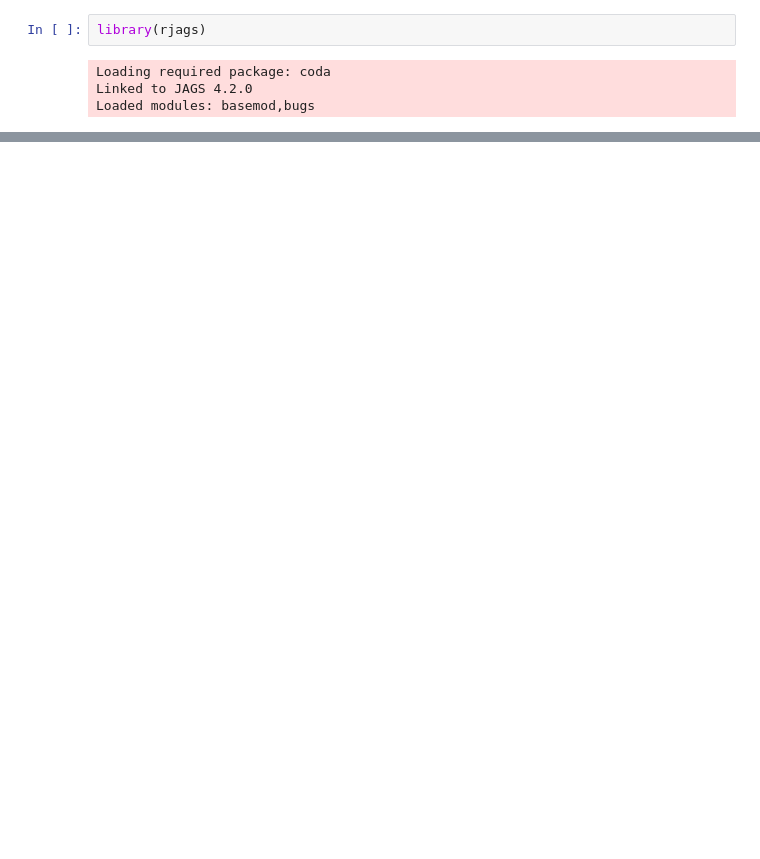
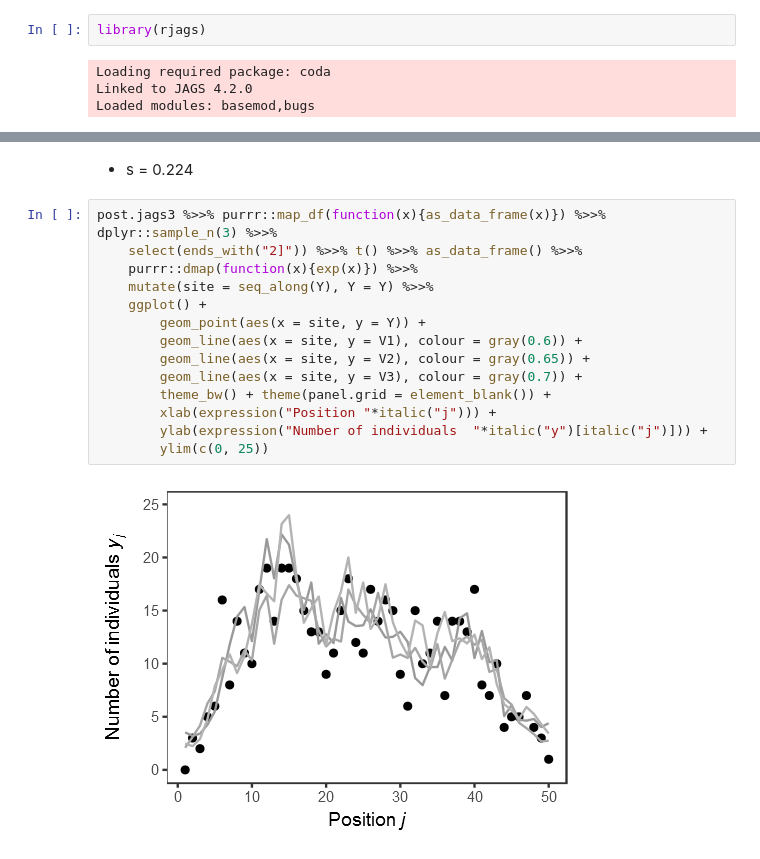
Before and after one commit to whatalnk/stat-model-intro, a Jupyter notebook: Chap11.ipynb, the cells around one changed output, grey strips where cells are left out. Saved outputs shown, nothing was run; the diff lists cells and outputs as text; blank space fills up the shorter version.

```diff
--- a/Chap11.ipynb
+++ b/Chap11.ipynb
@@ -487,0 +481,18 @@ print(readLines("runbugs.R"))
+# %% [markdown]
+* s = 0.224
+# %%
+post.jags3 %>>% purrr::map_df(function(x){as_data_frame(x)}) %>>% dplyr::sample_n(3) %>>%
+    select(ends_with("2]")) %>>% t() %>>% as_data_frame() %>>%
+    purrr::dmap(function(x){exp(x)}) %>>%
+    mutate(site = seq_along(Y), Y = Y) %>>%
+    ggplot() +
+        geom_point(aes(x = site, y = Y)) +
+        geom_line(aes(x = site, y = V1), colour = gray(0.6)) +
+        geom_line(aes(x = site, y = V2), colour = gray(0.65)) +
+        geom_line(aes(x = site, y = V3), colour = gray(0.7)) +
+        theme_bw() + theme(panel.grid = element_blank()) +
+        xlab(expression("Position "*italic("j"))) +
+        ylab(expression("Number of individuals  "*italic("y")[italic("j")])) +
+        ylim(c(0, 25))
+# %% [output]
+[figure, added]
```
Also changed, not shown: parts of 77 cells of this notebook, 5 other files.
